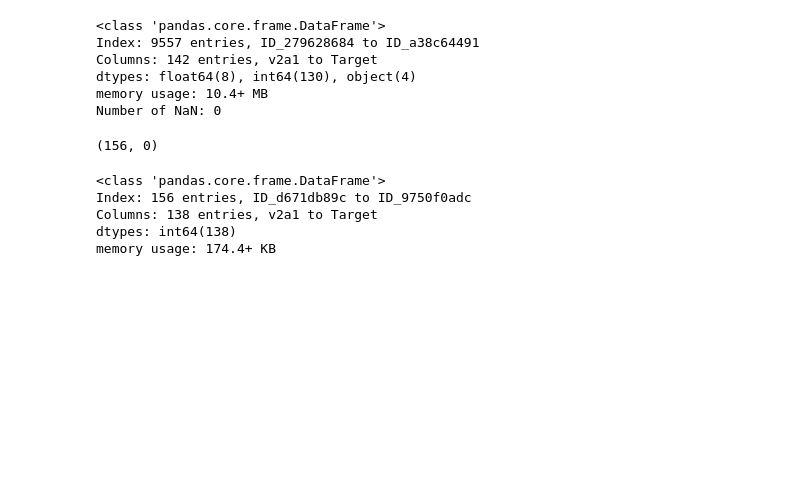
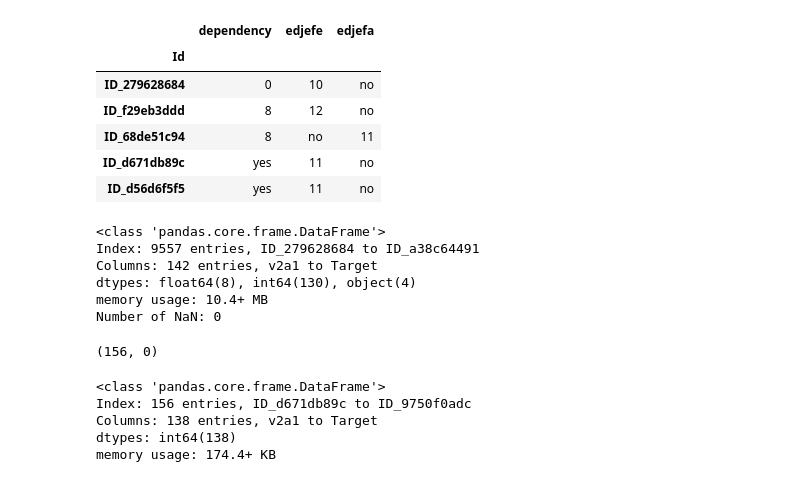
Before and after one commit to paulvinci/fifa18, a Jupyter notebook: IADB.ipynb, the cells around one changed output. Cells and saved outputs as stored; diff of their text form; code cells hidden in the pictures; blank space fills up the shorter version.

```diff
--- a/IADB.ipynb
+++ b/IADB.ipynb
@@ -4,3 +4,5 @@
 import pandas as pd
 train_set = pd.read_csv('/Users/paulbrenotvinciguerra/Desktop/all/train.csv', index_col=0)
 test_set = pd.read_csv('/Users/paulbrenotvinciguerra/Desktop/all/test.csv', index_col=0)
+# %%
+train_set.drop(['idhogar'], axis=1, inplace=True)
@@ -6,0 +13,5 @@ test_set = pd.read_csv('/Users/paulbrenotvinciguerra/Desktop/all/test.csv', inde
+# %%
+for i, r in train_set[['dependency']].iterrows():
+    if type(train_set['dependency'][i]) == str:
+        if train_set['dependency'][i][0] == '.':
+            train_set['dependency'][i] = train_set['dependency'][i][0].replace('.', '0.')
@@ -7 +58,3 @@ test_set = pd.read_csv('/Users/paulbrenotvinciguerra/Desktop/all/test.csv', inde
+# %%
+train_set['dependency'].replace('no', 0, inplace=True)
 # %%
@@ -12,3 +63,13 @@ X_test1=test_set
+# %%
+train_set.select_dtypes(include='object').head()
+# %% [output]
+|  | dependency | edjefe | edjefa |
+| Id |  |  |  |
+| ID_279628684 | 0 | 10 | no |
+| ID_f29eb3ddd | 8 | 12 | no |
+| ID_68de51c94 | 8 | no | 11 |
+| ID_d671db89c | yes | 11 | no |
+| ID_d56d6f5f5 | yes | 11 | no |
 # %%
 train_set.info()
 train_set_c = train_set
```
Also changed, not shown: parts of 4 cells of this notebook, 1 other file.
